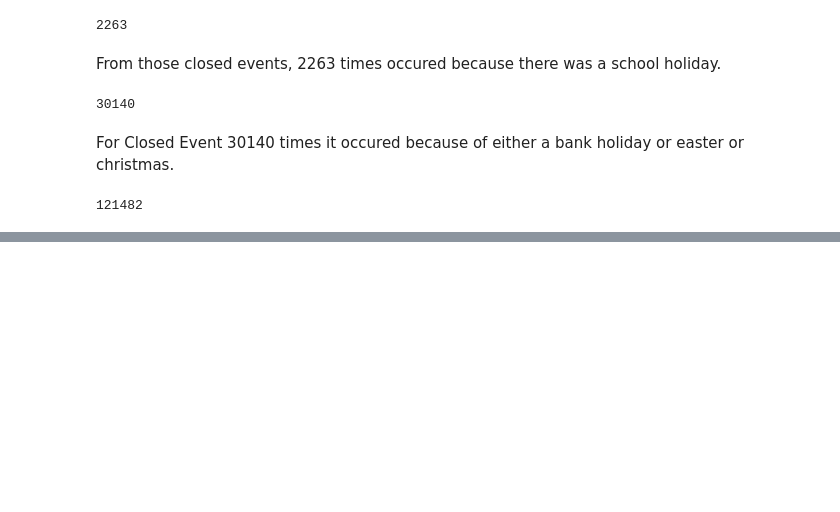
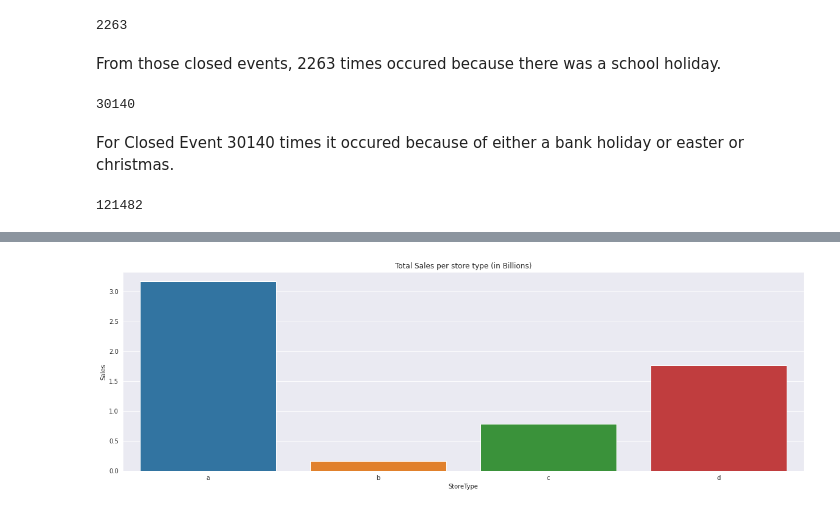
Before and after one commit to vivek16pawar/Retail-Sales-Prediction, a Jupyter notebook: Rossmann_Sales_Prediction_Capstone_Project.ipynb, the cells around one changed output, grey strips where cells are left out. Drawn from its saved outputs; the diff is of its cells as text; code cells hidden in the pictures; blank space fills up the shorter version.

```diff
--- a/Rossmann_Sales_Prediction_Capstone_Project.ipynb
+++ b/Rossmann_Sales_Prediction_Capstone_Project.ipynb
@@ -193,0 +296,8 @@ merge_df[(merge_df.Open == 0) & (merge_df.SchoolHoliday == 0) & (merge_df.StateH
+# %%
+# Total Sales per store type
+sns.set_style('darkgrid')
+plt.figure(figsize=(20,6))
+plt.title("Total Sales per store type (in Billions)")
+ax = sns.barplot(merge_df.groupby(by="StoreType").sum().Sales.index,merge_df.groupby(by="StoreType").sum().Sales/1e9,errwidth=0)
+# %% [output]
+[figure, added]
```
Also changed, not shown: parts of 30 cells of this notebook.
